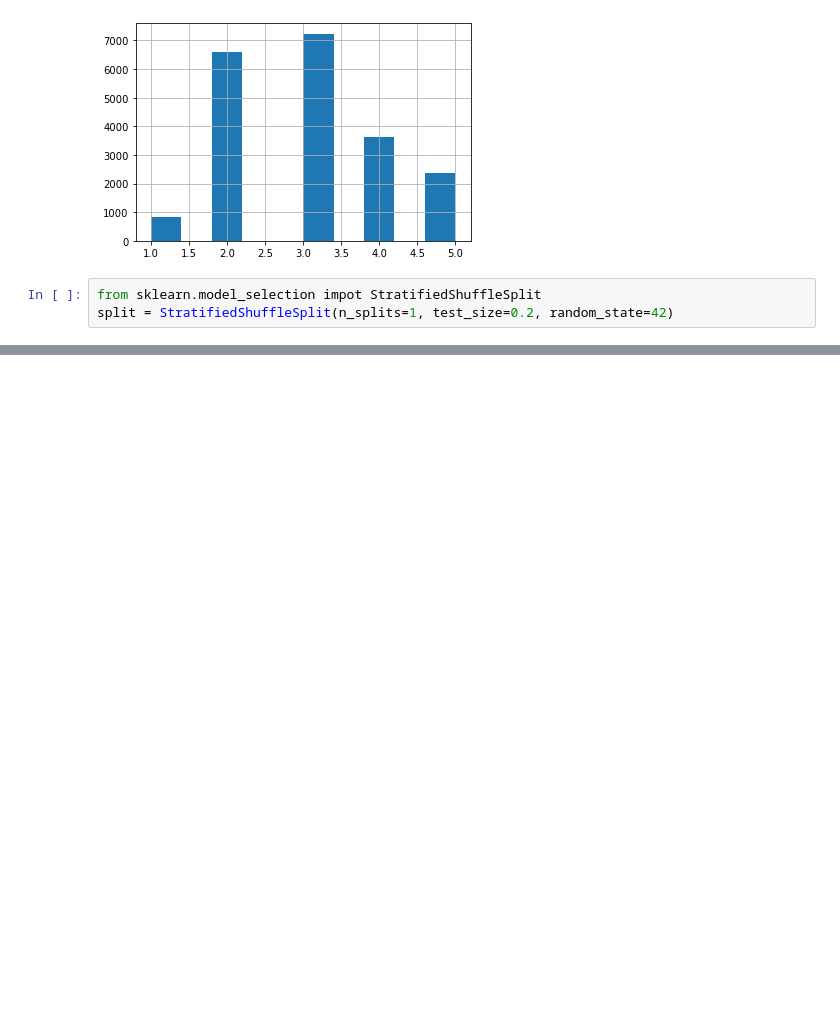
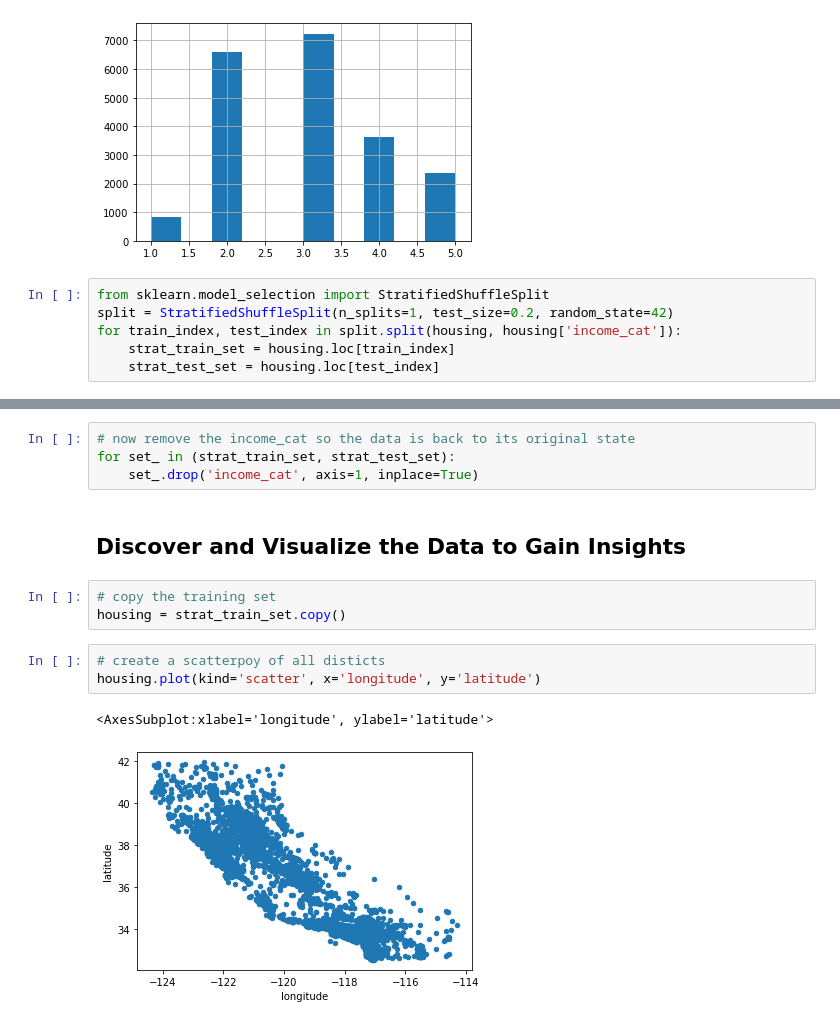
Before and after one commit to bme3412/Python, a Jupyter notebook: Machine Learning/Chapter_2.ipynb, the cells around one changed output, grey strips where cells are left out. Cells and saved outputs as stored; diff of their text form; blank space fills up the shorter version.

```diff
--- a/Machine Learning/Chapter_2.ipynb
+++ b/Machine Learning/Chapter_2.ipynb
@@ -114,5 +114,8 @@ housing['income_cat'].hist()
 <AxesSubplot:>
 [figure]
 # %%
-from sklearn.model_selection impot StratifiedShuffleSplit
+from sklearn.model_selection import StratifiedShuffleSplit
 split = StratifiedShuffleSplit(n_splits=1, test_size=0.2, random_state=42)
+for train_index, test_index in split.split(housing, housing['income_cat']):
+    strat_train_set = housing.loc[train_index]
+    strat_test_set = housing.loc[test_index]
@@ -118,0 +131,15 @@ split = StratifiedShuffleSplit(n_splits=1, test_size=0.2, random_state=42)
+# %%
+# now remove the income_cat so the data is back to its original state
+for set_ in (strat_train_set, strat_test_set):
+    set_.drop('income_cat', axis=1, inplace=True)
+# %% [markdown]
+## Discover and Visualize the Data to Gain Insights
+# %%
+# copy the training set
+housing = strat_train_set.copy()
+# %%
+# create a scatterpoy of all disticts
+housing.plot(kind='scatter', x='longitude', y='latitude')
+# %% [output]
+<AxesSubplot:xlabel='longitude', ylabel='latitude'>
+[figure, added]
```
Also changed, not shown: parts of 7 cells of this notebook.
